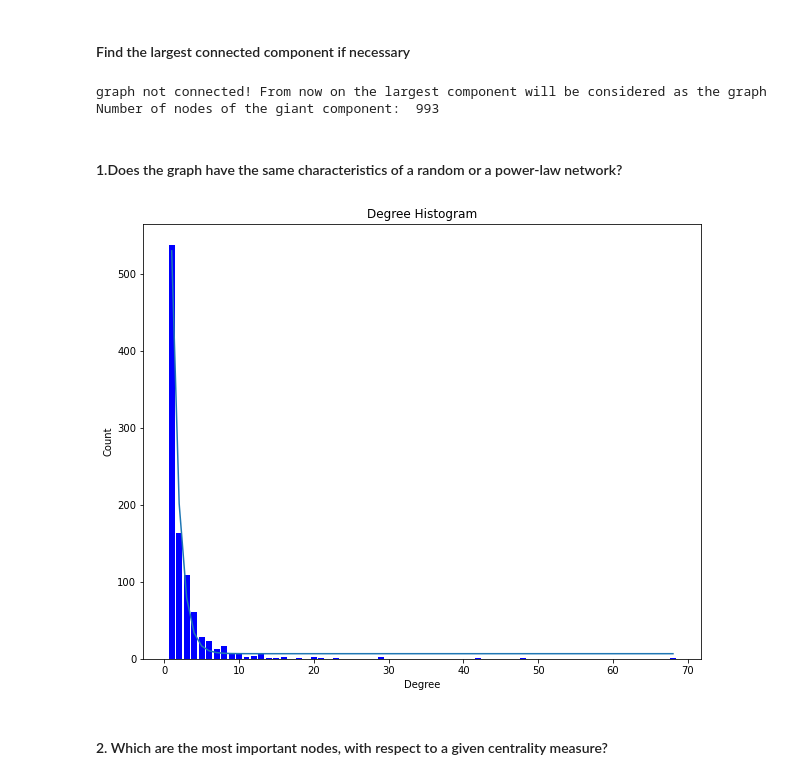
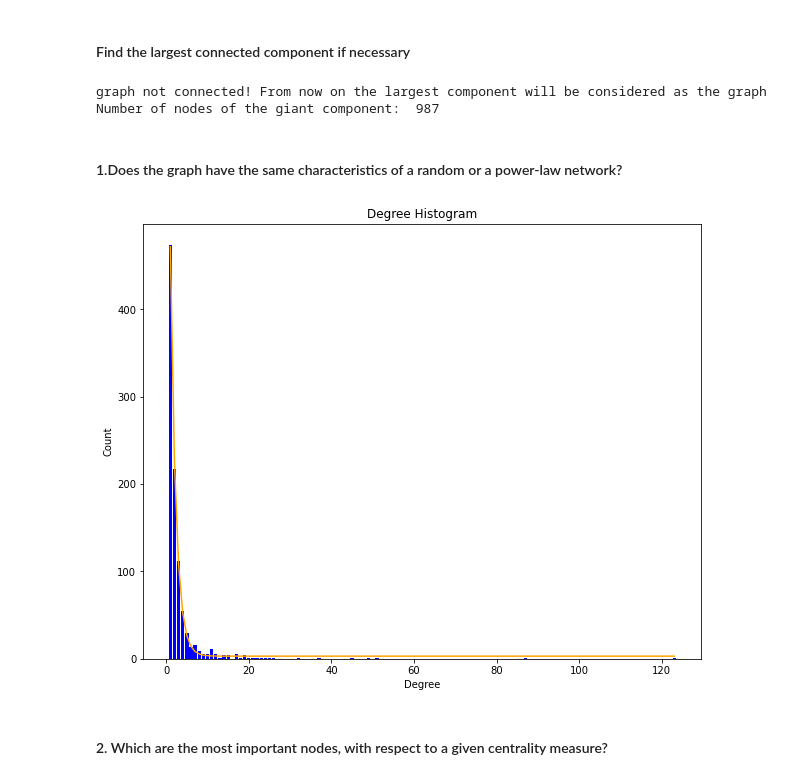
Before and after one commit to LazyRacc00n/NetworkAnalysis_1Assignment, a Jupyter notebook: Code.ipynb, the cells around one changed output. Saved outputs shown, nothing was run; the diff lists cells and outputs as text; code cells hidden in the pictures.

```diff
--- a/Code.ipynb
+++ b/Code.ipynb
@@ -13,7 +13,7 @@ import collections
 # %% [markdown]
 ## Load dataset
 # %%
-url = "http://nrvis.com/download/data/bio/bio-CE-LC.zip"
+url = "http://nrvis.com/download/data/bn/bn-mouse-kasthuri_graph_v4.zip"
 
 sock = urllib.urlopen(url)  # open URL
 s = io.BytesIO(sock.read())  # read into BytesIO "file"
@@ -21,7 +21,7 @@ sock.close()
 
 zf = zipfile.ZipFile(s)  # zipfile object
 txt = zf.read("readme.html").decode()  # read info file
-edges = zf.read("bio-CE-LC.edges").decode()  # read edges data
+edges = zf.read("bn-mouse-kasthuri_graph_v4.edges").decode()  # read edges data
 
 # split each row
 edges = edges.split("\n")
@@ -35,7 +35,7 @@ for row in edges:
     if len(row.split(" ")) == 1:
         continue
 
-    source, target, weight = row.split(" ")
+    source, target = row.split(" ")
     source = int(source)
     target = int(target)
 
@@ -48,7 +48,6 @@ for row in edges:
 
     # add edge and weight
     G.add_edge(source, target)
-    G.edges[source, target]['weight'] = float(weight)
 # %%
 
 
@@ -84,7 +83,7 @@ print("Number of nodes of the giant component: ", nx.number_of_nodes(G))
 # o bisogna considerare tutte le componenti in qualche modo? da chiedere
 # %% [output]
 graph not connected! From now on the largest component will be considered as the graph
-Number of nodes of the giant component:  993
+Number of nodes of the giant component:  987
 # %% [markdown]
 #### 1.Does the graph have the same characteristics of a random or a power-law network?
 # %%
@@ -95,27 +104,27 @@ def func(x, a, b, c):
 # %%
 plt.figure(figsize=(10, 8))
 
 degree_sequence = sorted([d for n, d in G.degree()], reverse=True)  # degree sequence
 degreeCount = collections.Counter(degree_sequence)
 deg, cnt = zip(*degreeCount.items())
 
 #fig, ax = plt.subplots()
 plt.bar(deg, cnt, width=0.80, color="b")
 
 plt.title("Degree Histogram")
 plt.ylabel("Count")
 plt.xlabel("Degree")
 #ax.set_xticks([d for d in deg])
 #ax.set_xticklabels(deg)
 
-popt, pcov = curve_fit(func, deg, cnt)
+popt, pcov = curve_fit(func, np.array(deg), np.array(cnt))
 
-plt.plot(deg, func(np.array(deg), *popt))
+plt.plot(deg, func(np.array(deg), *popt), color='orange')
 plt.show()
 
 # la distribuzione dovrebbe darci un'idea ma credo vadano pure usate le ultime formule che ha spiegato (quelle con gamma per intenderci)
 # %% [output]
-[figure, old version]
+[figure, new version]
 # %% [markdown]
 #### 2. Which are the most important nodes, with respect to a given centrality measure?
 # %%
```
Also changed, not shown: parts of 3 cells of this notebook.
